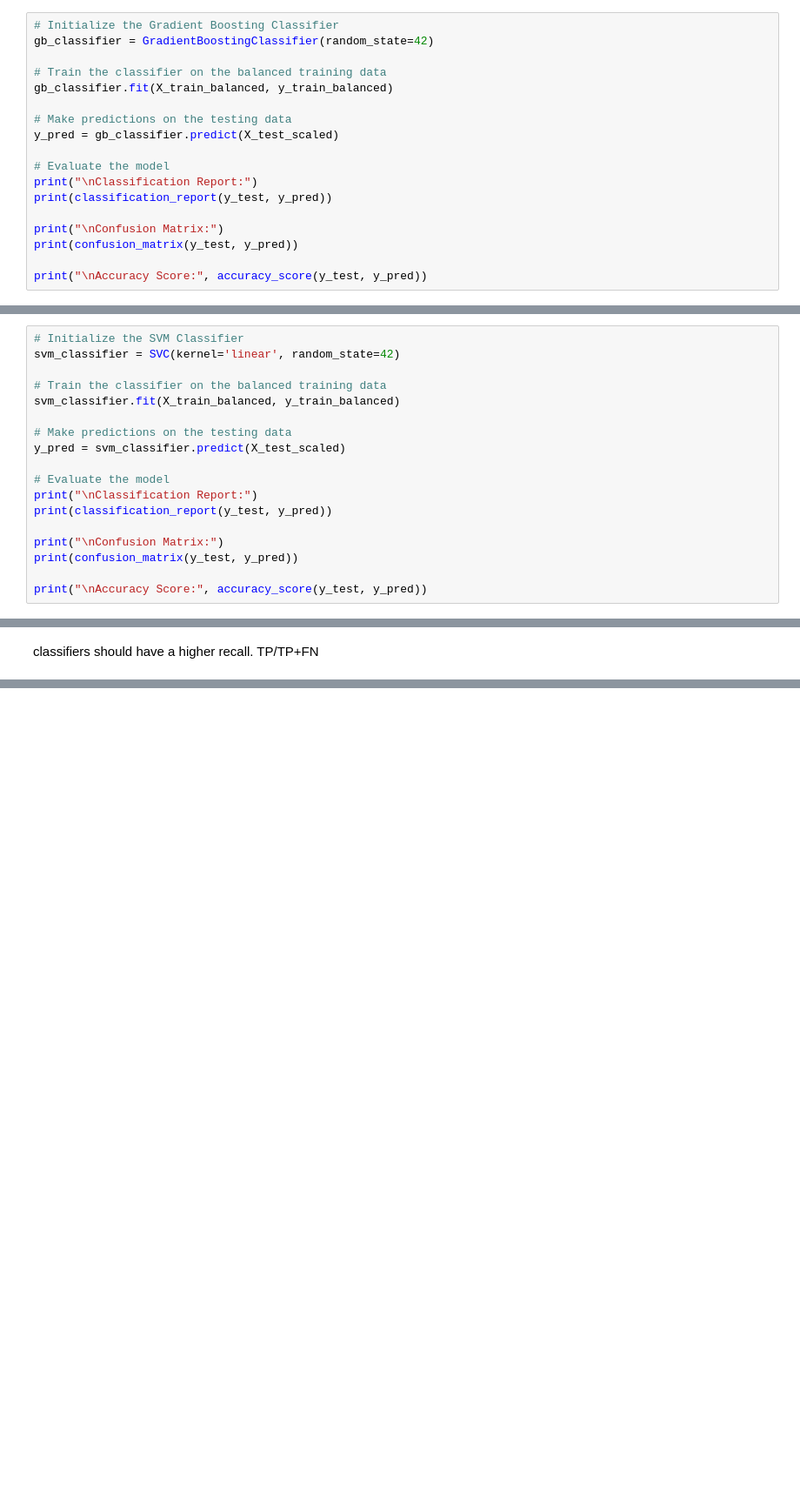
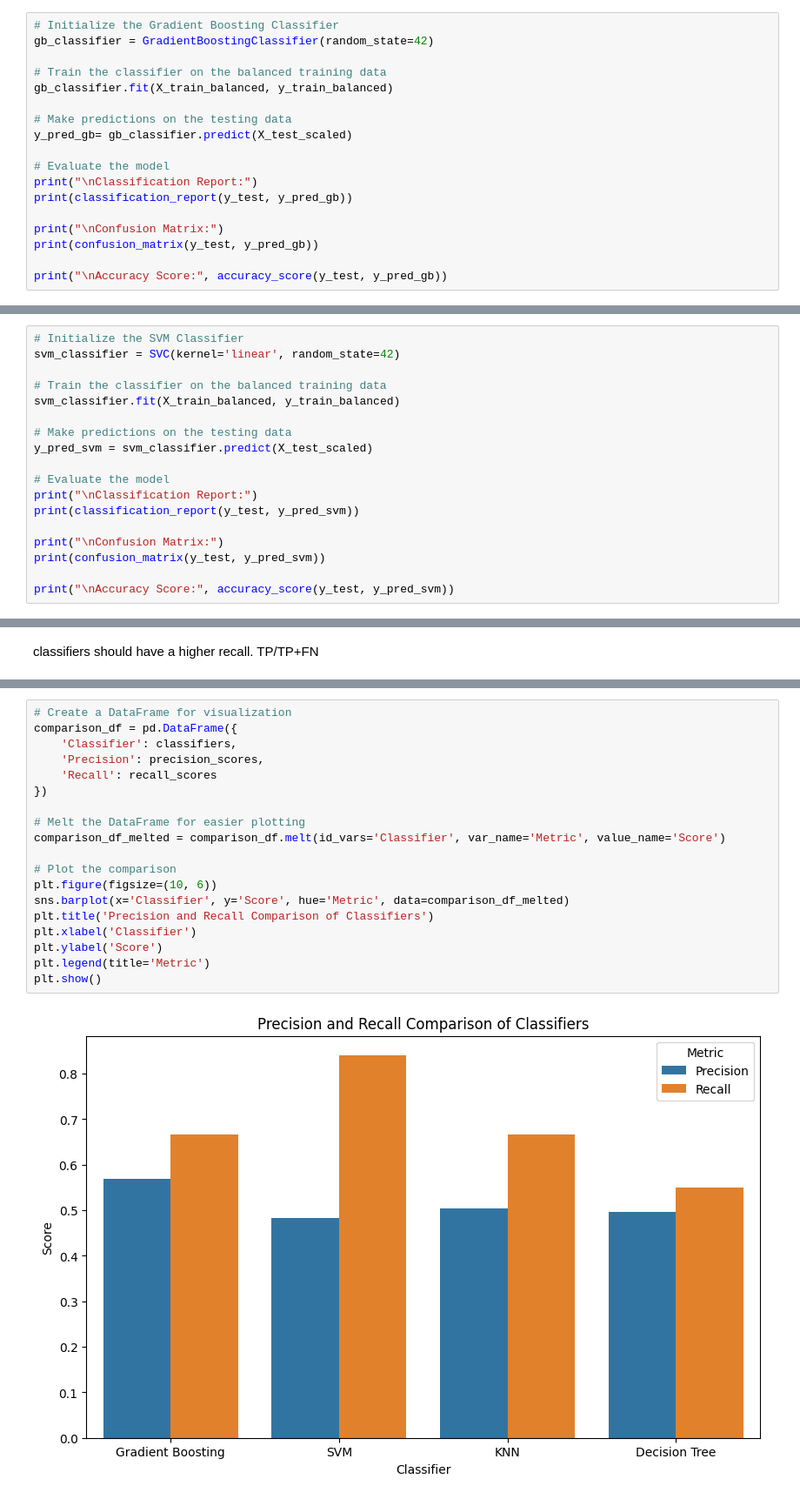
Before and after one commit to DCM2002/Telecom-Customer-Churn, a Jupyter notebook: Telecom_Customer_Churn.ipynb, the cells around one changed output, grey strips where cells are left out. Shown at 87% size. Cells and saved outputs as stored; diff of their text form; blank space fills up the shorter version.

```diff
--- a/Telecom_Customer_Churn.ipynb
+++ b/Telecom_Customer_Churn.ipynb
@@ -389,16 +392,16 @@ gb_classifier = GradientBoostingClassifier(random_state=42)
 gb_classifier.fit(X_train_balanced, y_train_balanced)
 
 # Make predictions on the testing data
-y_pred = gb_classifier.predict(X_test_scaled)
+y_pred_gb= gb_classifier.predict(X_test_scaled)
 
 # Evaluate the model
 print("\nClassification Report:")
-print(classification_report(y_test, y_pred))
+print(classification_report(y_test, y_pred_gb))
 
 print("\nConfusion Matrix:")
-print(confusion_matrix(y_test, y_pred))
+print(confusion_matrix(y_test, y_pred_gb))
 
-print("\nAccuracy Score:", accuracy_score(y_test, y_pred))
+print("\nAccuracy Score:", accuracy_score(y_test, y_pred_gb))
 # %% [output]
 Classification Report:
               precision    recall  f1-score   support
@@ -424,16 +427,16 @@ svm_classifier = SVC(kernel='linear', random_state=42)
 svm_classifier.fit(X_train_balanced, y_train_balanced)
 
 # Make predictions on the testing data
-y_pred = svm_classifier.predict(X_test_scaled)
+y_pred_svm = svm_classifier.predict(X_test_scaled)
 
 # Evaluate the model
 print("\nClassification Report:")
-print(classification_report(y_test, y_pred))
+print(classification_report(y_test, y_pred_svm))
 
 print("\nConfusion Matrix:")
-print(confusion_matrix(y_test, y_pred))
+print(confusion_matrix(y_test, y_pred_svm))
 
-print("\nAccuracy Score:", accuracy_score(y_test, y_pred))
+print("\nAccuracy Score:", accuracy_score(y_test, y_pred_svm))
 # %% [output]
 Classification Report:
               precision    recall  f1-score   support
@@ -565,0 +669,21 @@ TP/TP+FN
+# %%
+# Create a DataFrame for visualization
+comparison_df = pd.DataFrame({
+    'Classifier': classifiers,
+    'Precision': precision_scores,
+    'Recall': recall_scores
+})
+
+# Melt the DataFrame for easier plotting
+comparison_df_melted = comparison_df.melt(id_vars='Classifier', var_name='Metric', value_name='Score')
+
+# Plot the comparison
+plt.figure(figsize=(10, 6))
+sns.barplot(x='Classifier', y='Score', hue='Metric', data=comparison_df_melted)
+plt.title('Precision and Recall Comparison of Classifiers')
+plt.xlabel('Classifier')
+plt.ylabel('Score')
+plt.legend(title='Metric')
+plt.show()
+# %% [output]
+[figure, added]
```
Also changed, not shown: parts of 10 cells of this notebook.
